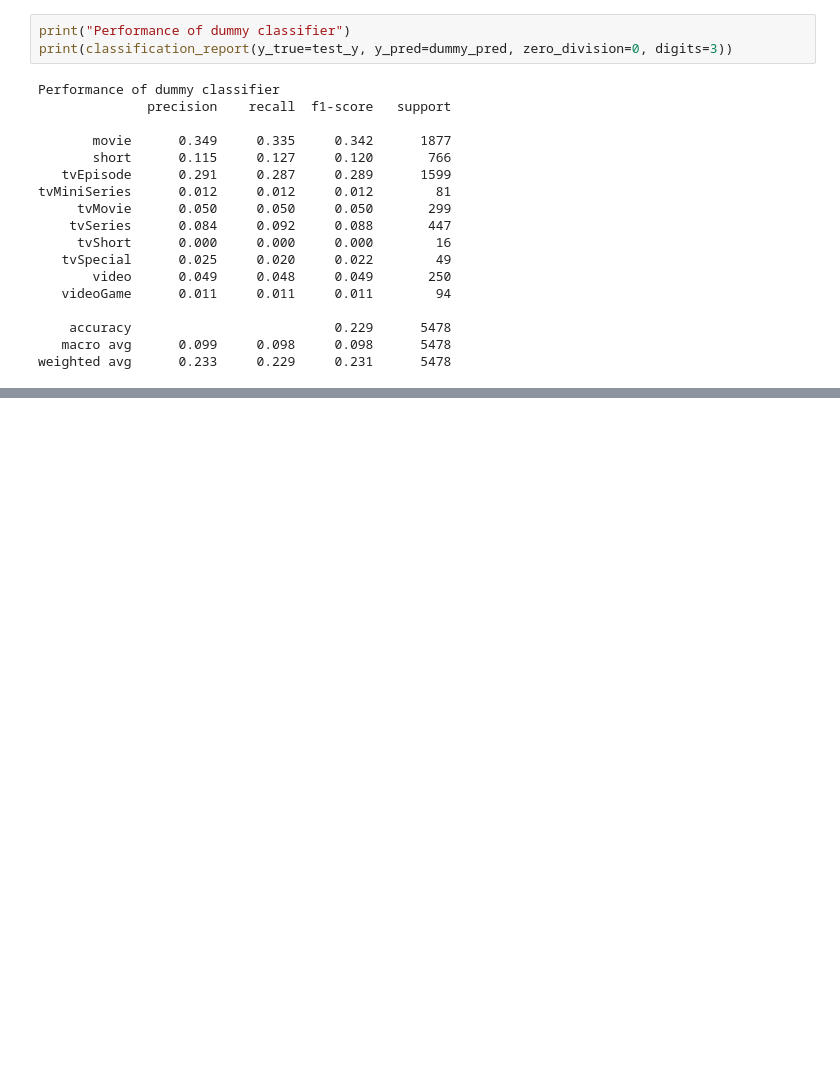
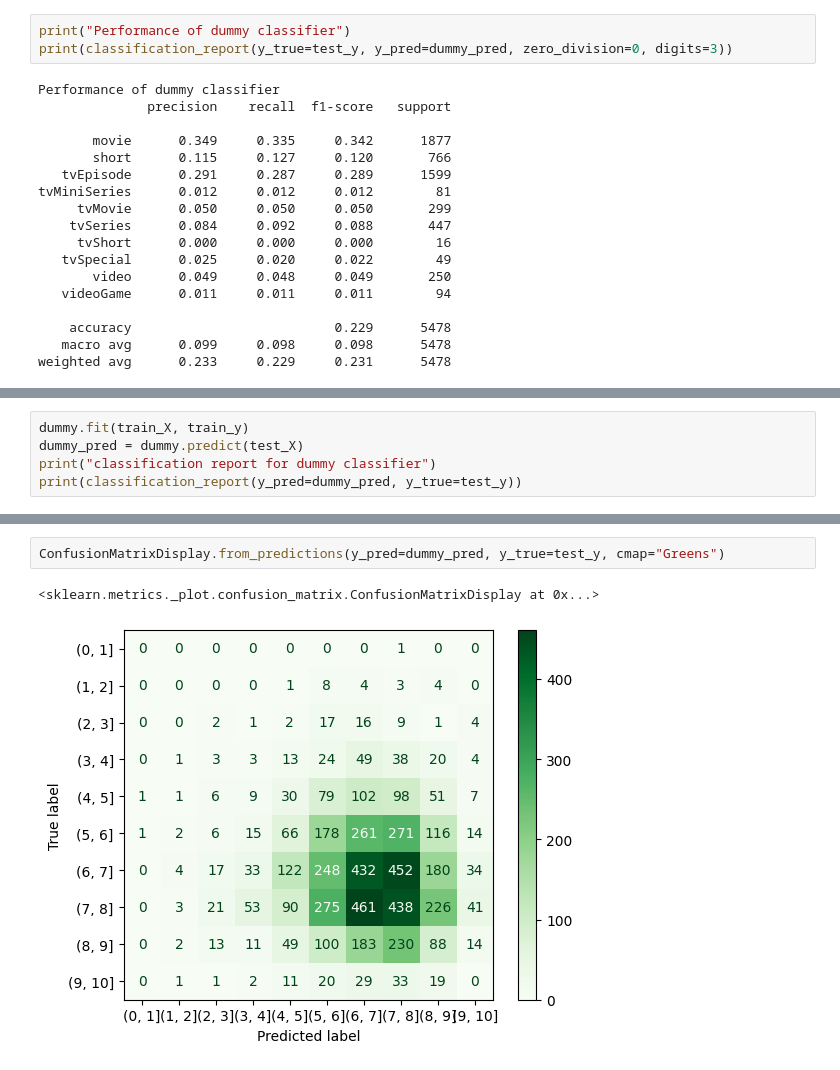
Before and after one commit to g-fabiani4-unipi/dm_project, a Jupyter notebook: KNN.ipynb, the cells around one changed output, grey strips where cells are left out. Saved outputs shown, nothing was run; the diff lists cells and outputs as text; blank space fills up the shorter version.

```diff
--- a/KNN.ipynb
+++ b/KNN.ipynb
@@ -320,0 +528,5 @@ weighted avg      0.233     0.229     0.231      5478
+# %%
+dummy.fit(train_X, train_y)
+dummy_pred = dummy.predict(test_X)
+print("classification report for dummy classifier")
+print(classification_report(y_pred=dummy_pred, y_true=test_y))
@@ -320,0 +551,5 @@ weighted avg      0.233     0.229     0.231      5478
+# %%
+ConfusionMatrixDisplay.from_predictions(y_pred=dummy_pred, y_true=test_y, cmap="Greens")
+# %% [output]
+<sklearn.metrics._plot.confusion_matrix.ConfusionMatrixDisplay at 0x...>
+[figure, added]
```
Also changed, not shown: parts of 24 cells of this notebook.
